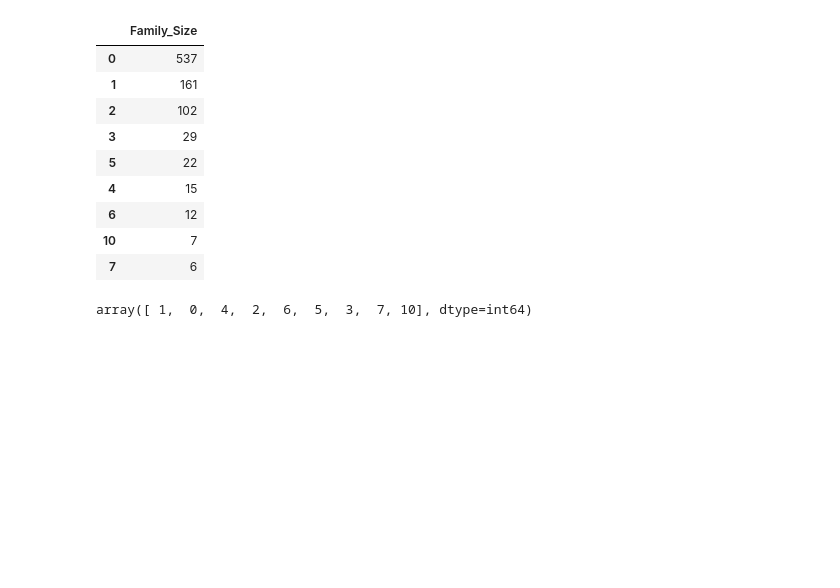
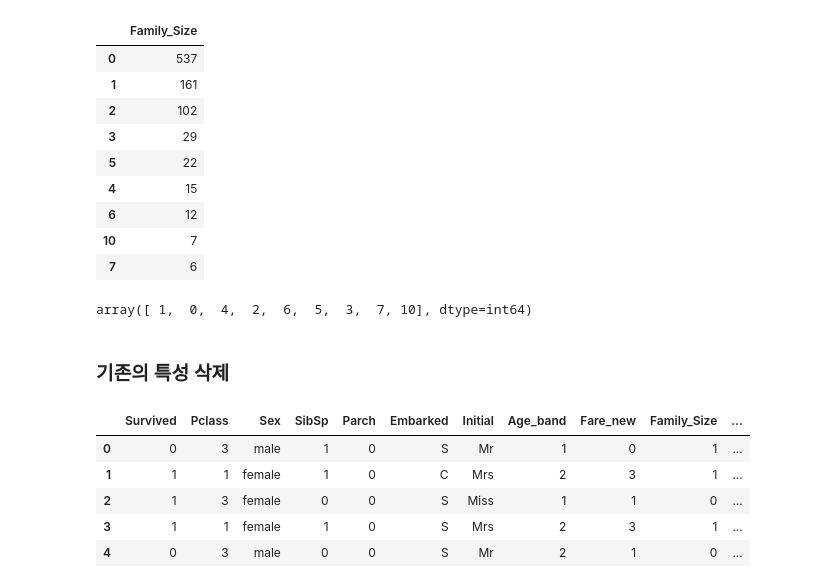
Before and after one commit to wer2956/Midterm_ML, a Jupyter notebook: ML_프로젝트_보고서_코드.ipynb, the cells around one changed output. Saved outputs shown, nothing was run; the diff lists cells and outputs as text; code cells hidden in the pictures; blank space fills up the shorter version.

```diff
--- a/Fin.ipynb
+++ b/ML_프로젝트_보고서_코드.ipynb
@@ -374,3 +416,16 @@ data['Family_Size'].value_counts().to_frame()
 data['Family_Size'].unique()
 # %% [output]
 array([ 1,  0,  4,  2,  6,  5,  3,  7, 10], dtype=int64)
+# %% [markdown]
+### 기존의 특성 삭제
+# %%
+data.drop(['Cabin','PassengerId','Name','Ticket','Age','Fare','Fare_Range', 'Died'], axis=1,inplace=True)
+
+data.head()
+# %% [output]
+|  | Survived | Pclass | Sex | SibSp | Parch | Embarked | Initial | Age_band | Fare_new | Family_Size | ... |
+| 0 | 0 | 3 | male | 1 | 0 | S | Mr | 1 | 0 | 1 | ... |
+| 1 | 1 | 1 | female | 1 | 0 | C | Mrs | 2 | 3 | 1 | ... |
+| 2 | 1 | 3 | female | 0 | 0 | S | Miss | 1 | 1 | 0 | ... |
+| 3 | 1 | 1 | female | 1 | 0 | S | Mrs | 2 | 3 | 1 | ... |
+| 4 | 0 | 3 | male | 0 | 0 | S | Mr | 2 | 1 | 0 | ... |
```
Also changed, not shown: parts of 36 cells of this notebook, 1 other file.
